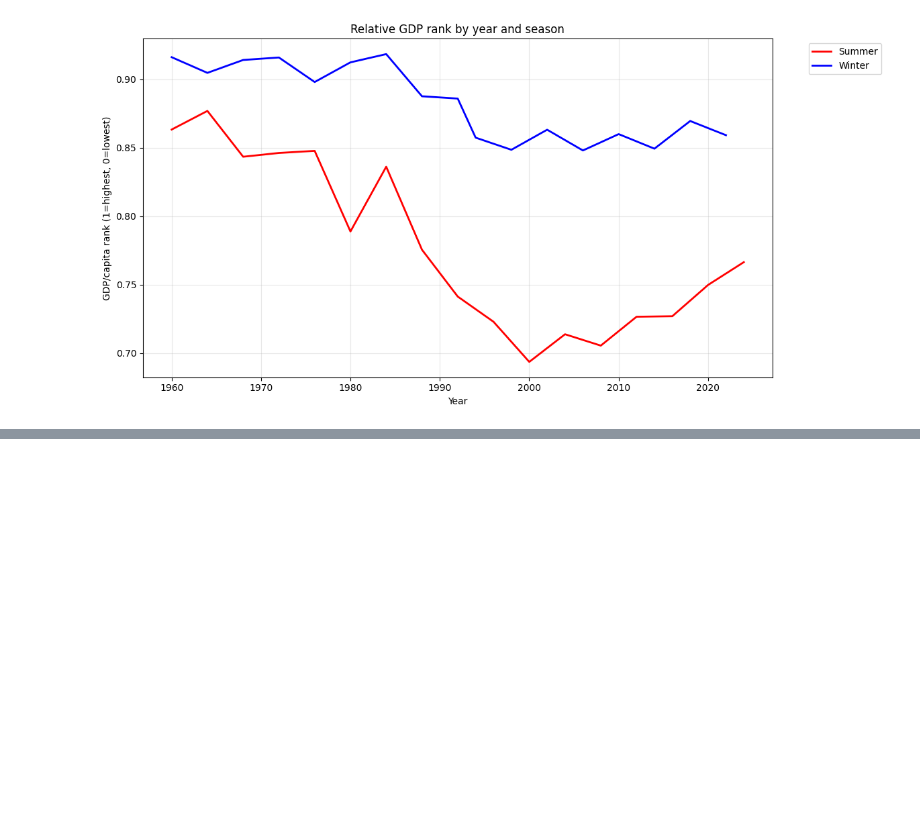
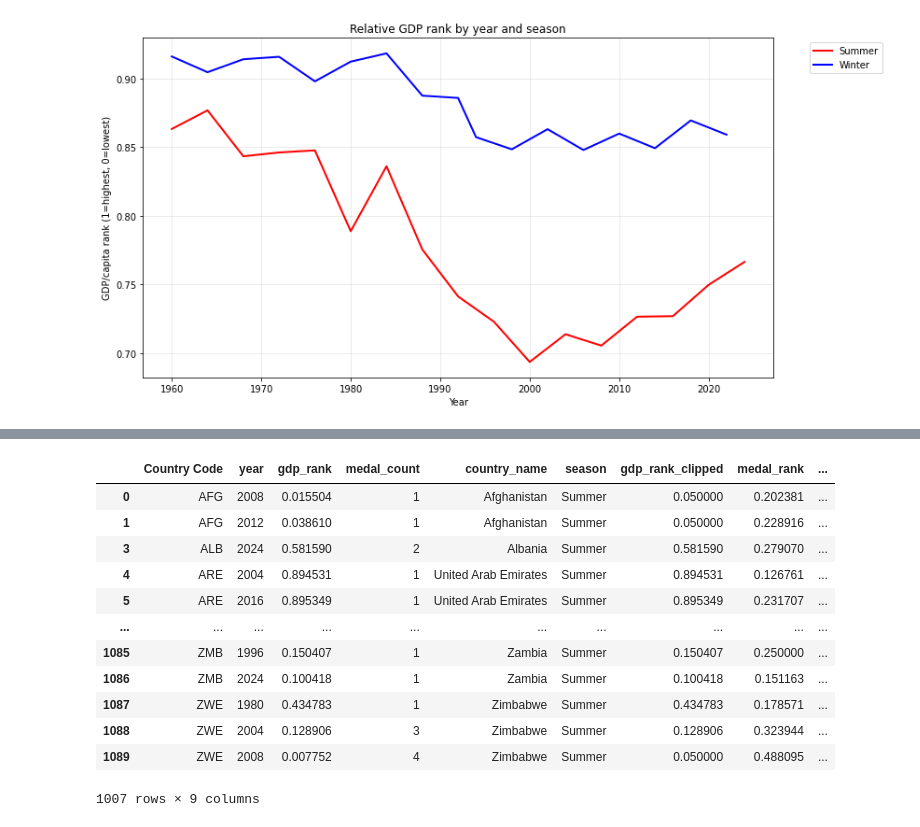
Before and after one commit to com-480-data-visualization/GSP, a Jupyter notebook: MS1/gdp_vs_medals_by_sport.ipynb, the cells around one changed output, grey strips where cells are left out. Cells and saved outputs as stored; diff of their text form; code cells hidden in the pictures; blank space fills up the shorter version.

Commit message:
added efficiency calculation - work in progress

```diff
--- a/MS1/gdp_vs_medals_by_sport.ipynb
+++ b/MS1/gdp_vs_medals_by_sport.ipynb
@@ -94,3 +93,19 @@ print(gdp_by_sport.tail(10).to_markdown(index=False))
 | Table Tennis        | 57.5%      |
 | Badminton           | 56.5%      |
 | Artistic swimming   | 54.0%      |
+# %%
+# calculate GDP rank per country normalized every year. Have the number of medals per country and year, country name, include both seasons not just first
+gdp_by_country_year_summer = merged[merged["season"] == "Summer"].groupby(["Country Code", "year"]).agg(
+    gdp_rank=pd.NamedAgg(column="gdp_usd", aggfunc="mean"),
+    medal_count=pd.NamedAgg(column="medal", aggfunc="count"),
+    country_name=pd.NamedAgg(column="country", aggfunc="first"),
+    season =pd.NamedAgg(column="season", aggfunc="first")
+).reset_index()
+
+# calculate GDP rank per country normalized every year. Have the number of medals per country and year, country name, include both seasons not just first
+gdp_by_country_year_winter = merged[merged["season"] == "Winter"].groupby(["Country Code", "year"]).agg(
+    gdp_rank=pd.NamedAgg(column="gdp_usd", aggfunc="mean"),
+    medal_count=pd.NamedAgg(column="medal", aggfunc="count"),
+    country_name=pd.NamedAgg(column="country", aggfunc="first"),
+    season =pd.NamedAgg(column="season", aggfunc="first")
+).reset_index()
@@ -96,0 +146,11 @@ print(gdp_by_sport.tail(10).to_markdown(index=False))
+# %%
+# drop rows with missing GDP values
+gdp_by_country_year_winter = gdp_by_country_year_winter.dropna(subset=["gdp_rank", "medal_count"]).copy()
+gdp_by_country_year_summer = gdp_by_country_year_summer.dropna(subset=["gdp_rank", "medal_count"]).copy()
+# %%
+gdp_by_country_year_summer["gdp_rank_clipped"] = gdp_by_country_year_summer["gdp_rank"].clip(lower=0.05)
+gdp_by_country_year_summer["medal_rank"] = gdp_by_country_year_summer.groupby("year")["medal_count"].rank(ascending=False, method="min")
+summer_country_counts = gdp_by_country_year_summer.groupby("year")["Country Code"].transform("count")
+# normalise medal rank
+gdp_by_country_year_summer["medal_rank"] = 1 - (gdp_by_country_year_summer["medal_rank"] - 1) / (summer_country_counts - 1)
+gdp_by_country_year_summer
@@ -96,0 +171,17 @@ print(gdp_by_sport.tail(10).to_markdown(index=False))
+# %%
+gdp_by_country_year_summer["efficiency"] = gdp_by_country_year_summer["medal_rank"] / gdp_by_country_year_summer["gdp_rank_clipped"]
+gdp_by_country_year_summer
+# %% [output]
+|  | Country Code | year | gdp_rank | medal_count | country_name | season | gdp_rank_clipped | medal_rank | ... |
+| 0 | AFG | 2008 | 0.015504 | 1 | Afghanistan | Summer | 0.050000 | 0.202381 | ... |
+| 1 | AFG | 2012 | 0.038610 | 1 | Afghanistan | Summer | 0.050000 | 0.228916 | ... |
+| 3 | ALB | 2024 | 0.581590 | 2 | Albania | Summer | 0.581590 | 0.279070 | ... |
+| 4 | ARE | 2004 | 0.894531 | 1 | United Arab Emirates | Summer | 0.894531 | 0.126761 | ... |
+| 5 | ARE | 2016 | 0.895349 | 1 | United Arab Emirates | Summer | 0.895349 | 0.231707 | ... |
+| ... | ... | ... | ... | ... | ... | ... | ... | ... | ... |
+| 1085 | ZMB | 1996 | 0.150407 | 1 | Zambia | Summer | 0.150407 | 0.250000 | ... |
+| 1086 | ZMB | 2024 | 0.100418 | 1 | Zambia | Summer | 0.100418 | 0.151163 | ... |
+| 1087 | ZWE | 1980 | 0.434783 | 1 | Zimbabwe | Summer | 0.434783 | 0.178571 | ... |
+| 1088 | ZWE | 2004 | 0.128906 | 3 | Zimbabwe | Summer | 0.128906 | 0.323944 | ... |
+| 1089 | ZWE | 2008 | 0.007752 | 4 | Zimbabwe | Summer | 0.050000 | 0.488095 | ... |
+1007 rows × 9 columns
```
Also changed, not shown: parts of 14 cells of this notebook, 5 other files.
